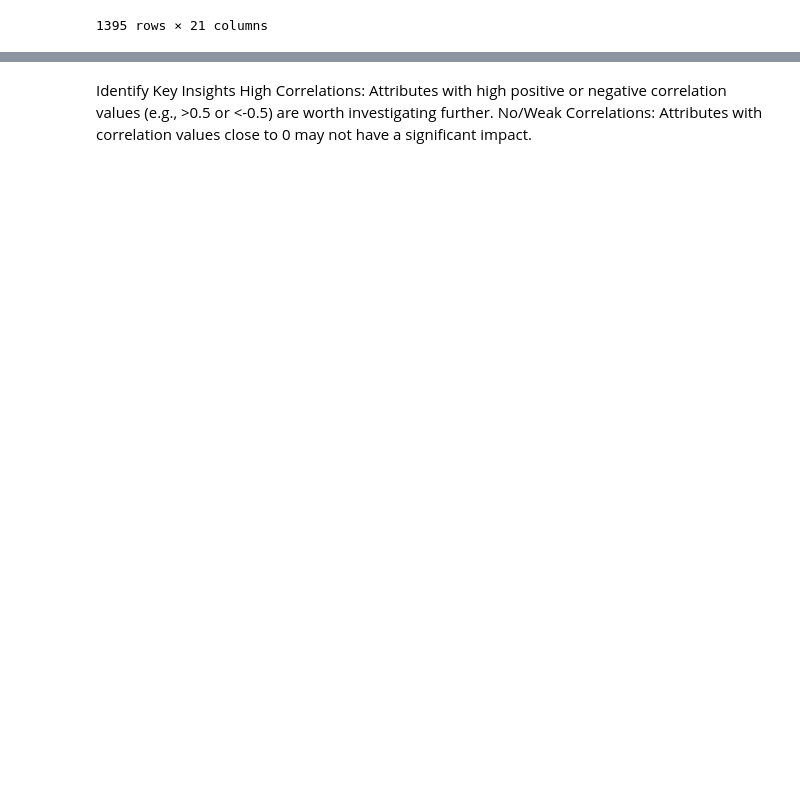
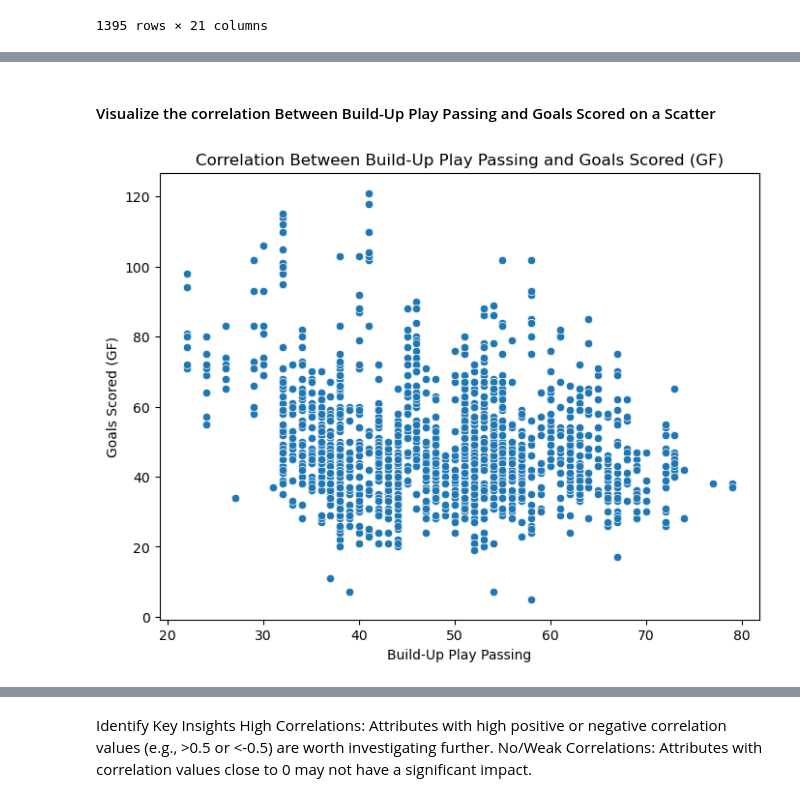
Before and after one commit to Daviedavie100/Investigating_dataset_project, a Jupyter notebook: Investigate_a_Dataset.ipynb, the cells around one changed output, grey strips where cells are left out. Cells and saved outputs as stored; diff of their text form; code cells hidden in the pictures; blank space fills up the shorter version.

```diff
--- a/Investigate_a_Dataset.ipynb
+++ b/Investigate_a_Dataset.ipynb
@@ -2192,0 +2130,12 @@ print(model.summary())
+# %% [markdown]
+#### Visualize the correlation Between Build-Up Play Passing and Goals Scored on a Scatter
+# %%
+plt.figure(figsize=(8, 6))
+sns.scatterplot(data=melted_class, x='buildUpPlayPassing', y='GF')
+
+plt.title('Correlation Between Build-Up Play Passing and Goals Scored (GF)')
+plt.xlabel('Build-Up Play Passing')
+plt.ylabel('Goals Scored (GF)')
+plt.show()
+# %% [output]
+[figure, added]
```
Also changed, not shown: parts of 122 cells of this notebook.
